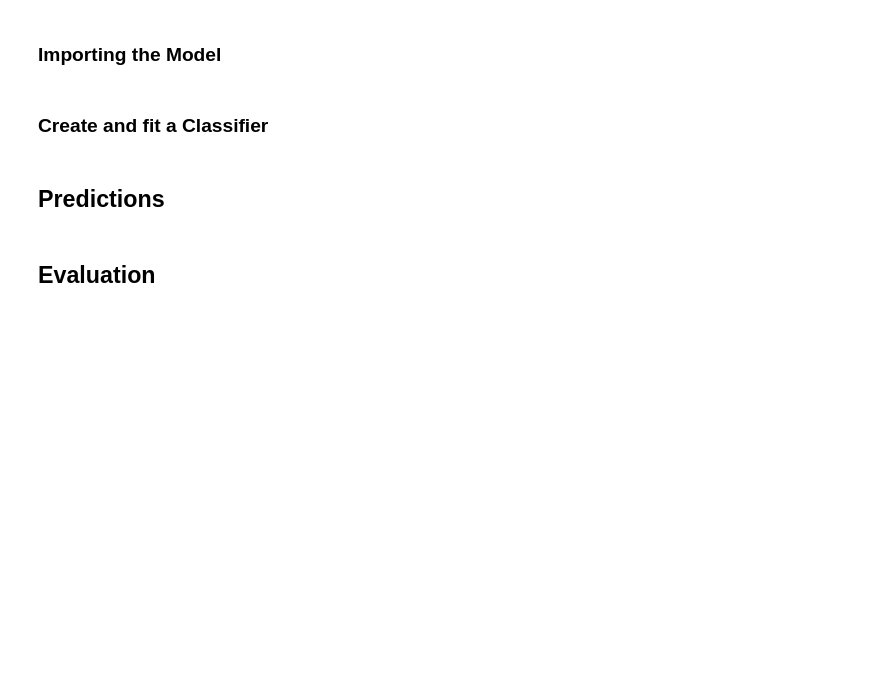
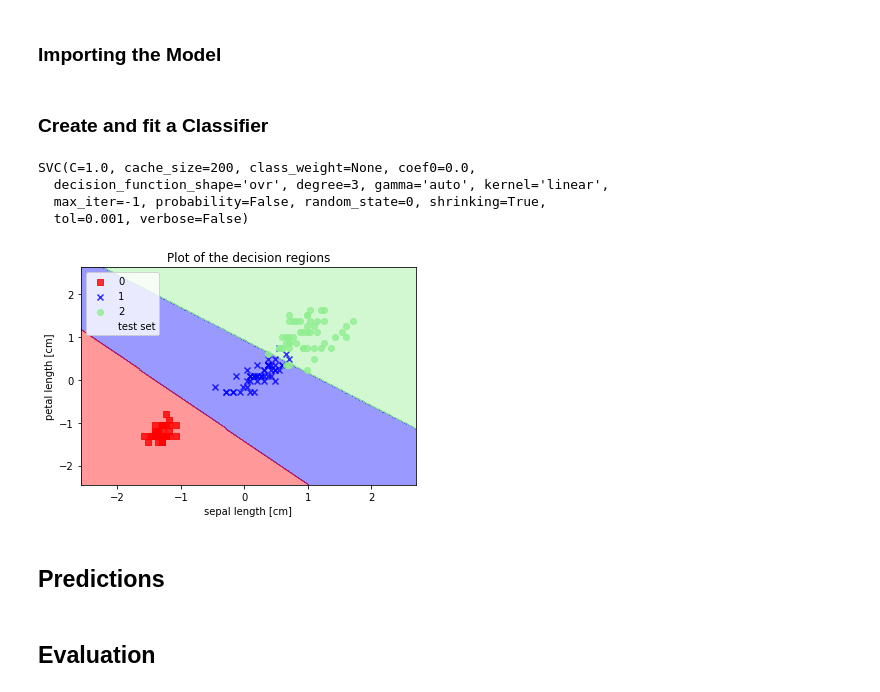
Before and after one commit to subhamsarangi/ML, a Jupyter notebook: 05. Support Vector Machine/1.1 Support Vector Machine.ipynb, the cells around one changed output. Drawn from its saved outputs; the diff is of its cells as text; code cells hidden in the pictures; blank space fills up the shorter version.

```diff
--- a/05. Support Vector Machine/1.1 Support Vector Machine.ipynb
+++ b/05. Support Vector Machine/1.1 Support Vector Machine.ipynb
@@ -87,2 +80,8 @@ X_train, X_test, y_train, y_test = train_test_split(
+# %%
+from sklearn.preprocessing import StandardScaler
+sc = StandardScaler()
+sc.fit(X_train)
+X_train = sc.transform(X_train)
+X_test = sc.transform(X_test)
 # %% [markdown]
 ### Importing the Model
@@ -89,5 +90,52 @@ X_train, X_test, y_train, y_test = train_test_split(
 # %% [markdown]
 ### Create and fit a    Classifier
+# %%
+svm = SVC(kernel='linear', C=1.0, random_state=0)
+svm.fit(X_train, y_train)
+# %% [output]
+SVC(C=1.0, cache_size=200, class_weight=None, coef0=0.0,
+  decision_function_shape='ovr', degree=3, gamma='auto', kernel='linear',
+  max_iter=-1, probability=False, random_state=0, shrinking=True,
+  tol=0.001, verbose=False)
+# %%
+from matplotlib.colors import ListedColormap
+def plot_decision_regions(X, y, classifier, resolution=0.02,test_idx=None):
+    # setup marker generator and color map
+    markers = ('s', 'x', 'o', '^', 'v')
+    colors = ('red', 'blue', 'lightgreen', 'gray', 'cyan')
+    cmap = ListedColormap(colors[:len(np.unique(y))])
+    # plot the decision surface
+    x1_min, x1_max = X[:, 0].min() - 1, X[:, 0].max() + 1
+    x2_min, x2_max = X[:, 1].min() - 1, X[:, 1].max() + 1
+    xx1, xx2 = np.meshgrid(np.arange(x1_min, x1_max, resolution),
+                           np.arange(x2_min, x2_max, resolution))
+    Z = classifier.predict(np.array([xx1.ravel(), xx2.ravel()]).T)
+    Z = Z.reshape(xx1.shape)
+    plt.contourf(xx1, xx2, Z, alpha=0.4, cmap=cmap)
+    plt.xlim(xx1.min(), xx1.max())
+    plt.ylim(xx2.min(), xx2.max())
+    # plot all samples
+    X_test, y_test = X[test_idx, :], y[test_idx]
+    for idx, cl in enumerate(np.unique(y)):
+        plt.scatter(x=X[y == cl, 0], y=X[y == cl, 1], alpha=0.8,
+                    c=cmap(idx), marker=markers[idx], label=cl)
+    # highlight test samples
+    if test_idx:
+        X_test, y_test = X[test_idx, :], y[test_idx]
+        plt.scatter(X_test[:, 0], X_test[:, 1], c='', alpha=1.0,
+                    linewidth=1, marker='o', s=55, label='test set')
+
+X_combined = np.vstack((X_train, X_test))
+y_combined = np.hstack((y_train, y_test))
+
+plot_decision_regions(X_combined, y_combined, classifier=svm, test_idx=range(105,150))
+plt.xlabel('sepal length [cm]')
+plt.ylabel('petal length [cm]')
+plt.legend(loc='upper left')
+plt.title('Plot of the decision regions')
+plt.savefig('images/decision_boundaries.png', dpi=200)
+# %% [output]
+[figure, added]
 # %% [markdown]
 ## Predictions
 # %% [markdown]
```
Also changed, not shown: parts of 11 cells of this notebook, 6 other files.
